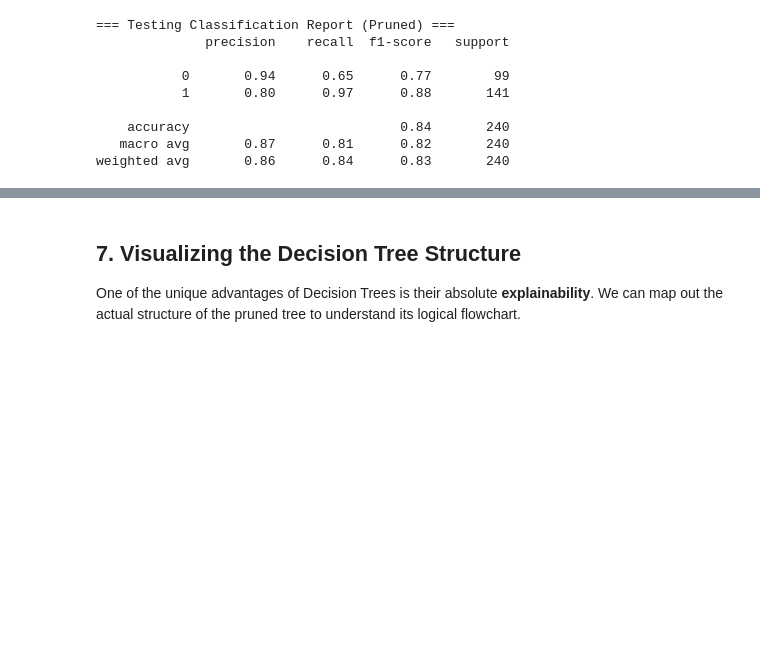
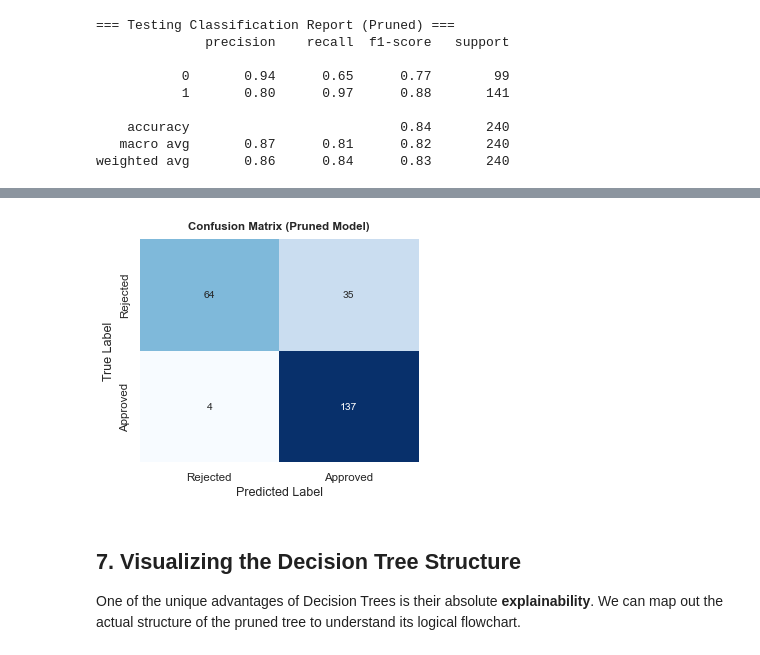
Before and after one commit to Rajeshydv07/60-days-data-science, a Jupyter notebook: day17/day17_loan_prediction.ipynb, the cells around one changed output, grey strips where cells are left out. Saved outputs shown, nothing was run; the diff lists cells and outputs as text; code cells hidden in the pictures; blank space fills up the shorter version.

```diff
--- a/day17/day17_loan_prediction.ipynb
+++ b/day17/day17_loan_prediction.ipynb
@@ -209,10 +211,10 @@ print(classification_report(y_test, y_test_pred_pr))
 weighted avg       0.86      0.84      0.83       240
 # %%
 cm = confusion_matrix(y_test, y_test_pred_pr)
-plt.figure(figsize=(6, 5))
+plt.figure(figsize=(4.5, 4))
 sns.heatmap(cm, annot=True, fmt='d', cmap='Blues', cbar=False,
             xticklabels=['Rejected', 'Approved'], yticklabels=['Rejected', 'Approved'])
-plt.title('Confusion Matrix (Pruned Model)', fontsize=14, fontweight='bold', pad=12)
+plt.title('Confusion Matrix (Pruned Model)', fontsize=11, fontweight='bold', pad=10)
 plt.xlabel('Predicted Label')
 plt.ylabel('True Label')
 plt.tight_layout()
@@ -222,3 +223,4 @@ plt.show()
+[figure, added]
 # %% [markdown]
 ## 7. Visualizing the Decision Tree Structure
 
```
Also changed, not shown: parts of 7 cells of this notebook, 1 other file.
